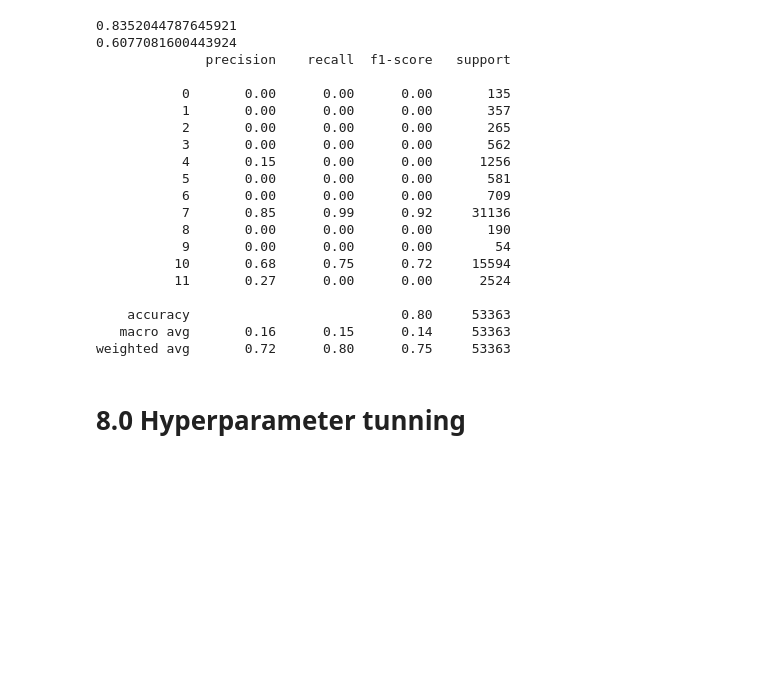
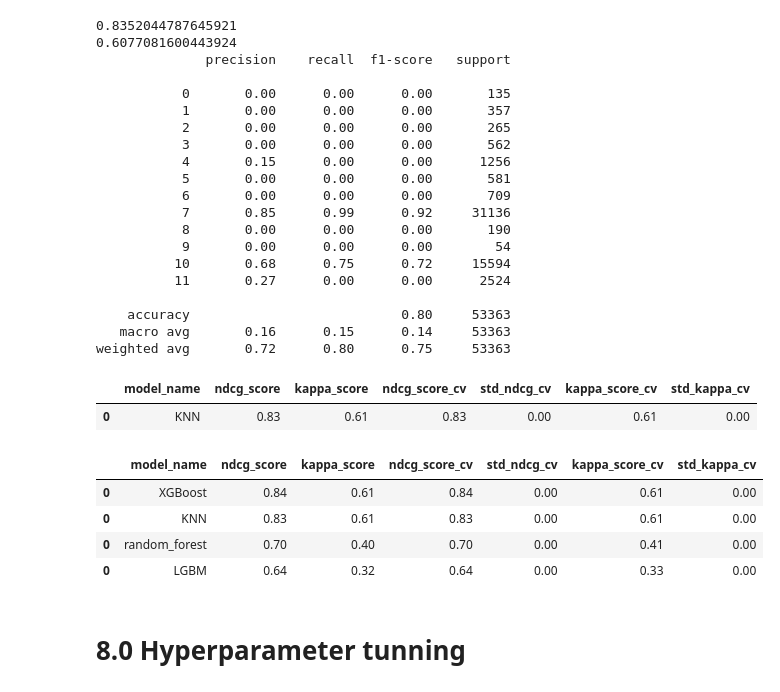
Before and after one commit to danillobarroscordeiro/airbnb_new_users_booking, a Jupyter notebook: notebooks/Untitled.ipynb, the cells around one changed output. Drawn from its saved outputs; the diff is of its cells as text; code cells hidden in the pictures; blank space fills up the shorter version.

Commit message:
include images of model performance

```diff
--- a/notebooks/Untitled.ipynb
+++ b/notebooks/Untitled.ipynb
@@ -877,7 +892,7 @@ y_test_matrix[np.arange(X_val.shape[0]), np.array(y_val)] = 1
 y_predicted_matrix = np.zeros(shape=(X_val.shape[0], y_val.unique().shape[0]) )
 y_predicted_matrix[np.arange(X_val.shape[0]),y_predicted_lgbm] = 1
 
-ndcg_score_lgbm = ndcg_score(y_true=y_test_matrix,y_score=y_predicted_matrix, k=5)
+ndcg_score_lgbm = ndgc(y_true=y_test_matrix,y_score=y_predicted_matrix, k=5)
 kappa_score_lgbm = cohen_kappa_score(y_val, y_predicted_lgbm)
 print(ndcg_score_lgbm)
 print(kappa_score_lgbm)
@@ -923,7 +938,7 @@ for train_ix, test_ix in skf.split(X_train, y_train):
     y_predicted_matrix[np.arange(X_validation_cv.shape[0]),y_predicted_lgbm_cv ] = 1
 
 
-    ndcg_score_lgbm = ndcg_score(y_true=y_test_matrix,y_score=y_predicted_matrix, k=5)
+    ndcg_score_lgbm = ndgc(y_true=y_test_matrix,y_score=y_predicted_matrix, k=5)
     kappa_lgbm = cohen_kappa_score(y_validation_cv, y_predicted_lgbm_cv)
     lgbm_cv_ndcg.append(ndcg_score_lgbm)
     lgbm_cv_kappa.append(kappa_lgbm)
@@ -949,7 +967,7 @@ y_test_matrix[np.arange(X_val.shape[0]), np.array(y_val)] = 1
 y_predicted_matrix = np.zeros(shape=(X_val.shape[0], y_val.unique().shape[0]) )
 y_predicted_matrix[np.arange(X_val.shape[0]),y_predicted_knn] = 1
 
-ndcg_score_knn = ndcg_score(y_true=y_test_matrix,y_score=y_predicted_matrix, k=5)
+ndcg_score_knn = ndgc(y_true=y_test_matrix,y_score=y_predicted_matrix, k=5)
 kappa_score_knn = cohen_kappa_score(y_val, y_predicted_knn)
 print(ndcg_score_knn)
 print(kappa_score_knn)
@@ -994,7 +1012,7 @@ for train_ix, test_ix in skf.split(X_train, y_train):
     y_predicted_matrix[np.arange(X_validation_cv.shape[0]),y_predicted_knn_cv ] = 1
 
 
-    ndcg_score_knn = ndcg_score(y_true=y_test_matrix,y_score=y_predicted_matrix, k=5)
+    ndcg_score_knn = ndgc(y_true=y_test_matrix,y_score=y_predicted_matrix, k=5)
     kappa_knn_cv = cohen_kappa_score(y_validation_cv, y_predicted_knn_cv)
     knn_cv_ndcg.append(ndcg_score_knn)
     knn_cv_kappa.append(kappa_knn_cv)
@@ -1008,8 +1026,17 @@ knn_cv_result = pd.DataFrame({'model_name':'KNN','ndcg_score':ndcg_score_knn ,'k
                       'std_ndcg_cv':knn_cv_ndcg_std,'kappa_score_cv': knn_cv_kappa_mean,'std_kappa_cv':knn_cv_kappa_std}, index=[0])
 
 display(knn_cv_result)
+# %% [output]
+|  | model_name | ndcg_score | kappa_score | ndcg_score_cv | std_ndcg_cv | kappa_score_cv | std_kappa_cv |
+| 0 | KNN | 0.83 | 0.61 | 0.83 | 0.00 | 0.61 | 0.00 |
 # %%
-final_result = pd.concat([rf_cv_result, xgb_cv_result,lgbm_cv_result,knn_cv_result], axis=1)
+final_result = pd.concat([rf_cv_result, xgb_cv_result,lgbm_cv_result,knn_cv_result], axis=0).sort_values(by='ndcg_score', ascending=False)
 display(final_result)
+# %% [output]
+|  | model_name | ndcg_score | kappa_score | ndcg_score_cv | std_ndcg_cv | kappa_score_cv | std_kappa_cv |
+| 0 | XGBoost | 0.84 | 0.61 | 0.84 | 0.00 | 0.61 | 0.00 |
+| 0 | KNN | 0.83 | 0.61 | 0.83 | 0.00 | 0.61 | 0.00 |
+| 0 | random_forest | 0.70 | 0.40 | 0.70 | 0.00 | 0.41 | 0.00 |
+| 0 | LGBM | 0.64 | 0.32 | 0.64 | 0.00 | 0.33 | 0.00 |
 # %% [markdown]
 # 8.0 Hyperparameter tunning
```
Also changed, not shown: parts of 11 cells of this notebook, 3 other files.
